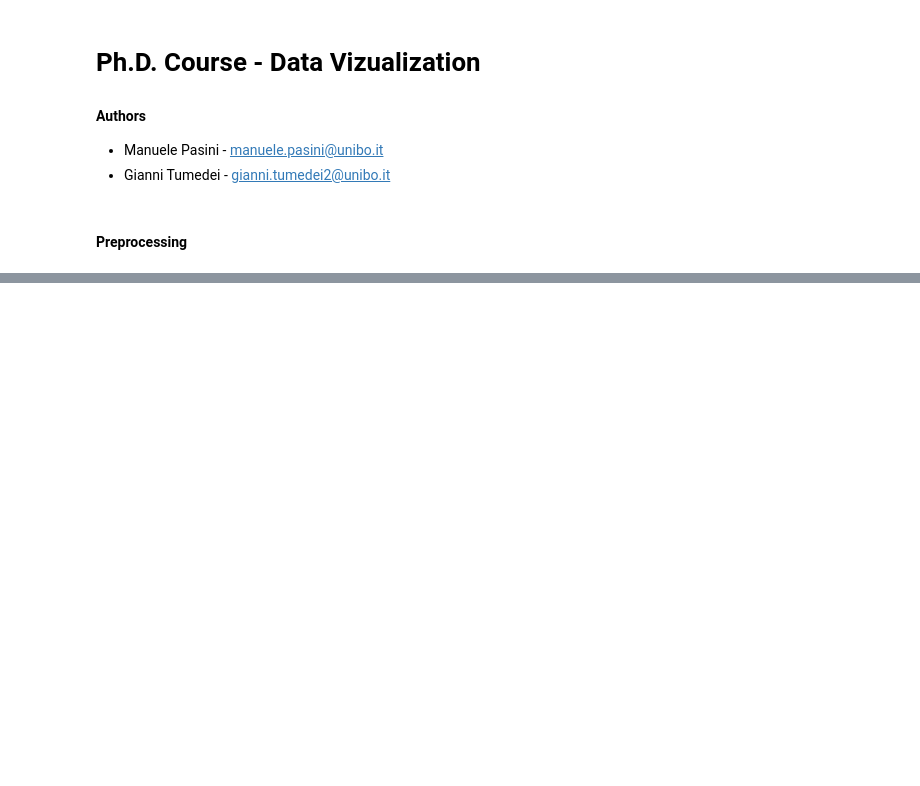
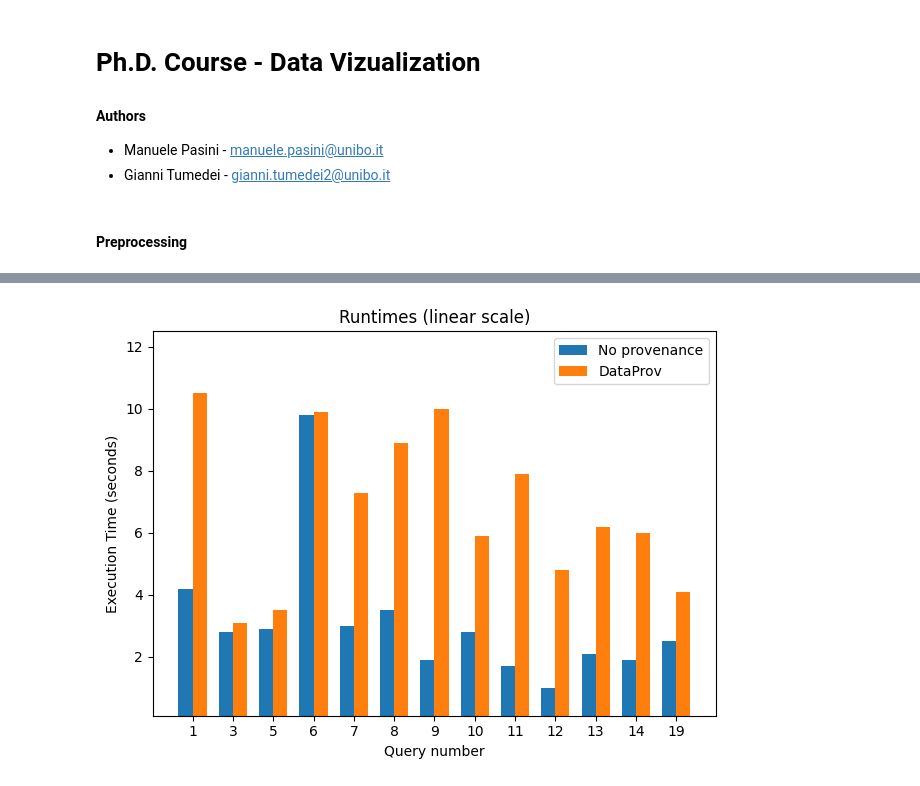
Before and after one commit to ManuelePasini/dataviz, a Jupyter notebook: src/main/dataviz.ipynb, the cells around one changed output, grey strips where cells are left out. Cells and saved outputs as stored; diff of their text form; code cells hidden in the pictures; blank space fills up the shorter version.

```diff
--- a/src/main/dataviz.ipynb
+++ b/src/main/dataviz.ipynb
@@ -127,0 +80,90 @@ describe_dataframe(merged_df)
+# %%
+import pandas as pd
+import numpy as np
+import matplotlib.pyplot as plt
+
+data = [
+    {'id': 1,  'valore': 4.2, 'prov': False},
+    {'id': 1,  'valore': 10.5, 'prov': True},
+    {'id': 3,  'valore': 2.8, 'prov': False},
+    {'id': 3,  'valore': 3.1, 'prov': True},
+    {'id': 5,  'valore': 2.9, 'prov': False},
+    {'id': 5,  'valore': 3.5, 'prov': True},
+    {'id': 6,  'valore': 9.8, 'prov': False},
+    {'id': 6,  'valore': 9.9, 'prov': True},
+    {'id': 7,  'valore': 3.0, 'prov': False},
+    {'id': 7,  'valore': 7.3, 'prov': True},
+    {'id': 8,  'valore': 3.5, 'prov': False},
+    {'id': 8,  'valore': 8.9, 'prov': True},
+    {'id': 9,  'valore': 1.9, 'prov': False},
+    {'id': 9,  'valore': 10.0, 'prov': True},
+    {'id': 10, 'valore': 2.8, 'prov': False},
+    {'id': 10, 'valore': 5.9, 'prov': True},
+    {'id': 11, 'valore': 1.7, 'prov': False},
+    {'id': 11, 'valore': 7.9, 'prov': True},
+    {'id': 12, 'valore': 1.0, 'prov': False},
+    {'id': 12, 'valore': 4.8, 'prov': True},
+    {'id': 13, 'valore': 2.1, 'prov': False},
+    {'id': 13, 'valore': 6.2, 'prov': True},
+    {'id': 14, 'valore': 1.9, 'prov': False},
+    {'id': 14, 'valore': 6.0, 'prov': True},
+    {'id': 19, 'valore': 2.5, 'prov': False},
+    {'id': 19, 'valore': 4.1, 'prov': True}
+]
+
+df = pd.DataFrame(data)
+
+ids = sorted(df['id'].unique())
+
+val_false = df[df['prov'] == False].set_index('id')['valore'].reindex(ids)
+val_true  = df[df['prov'] == True ].set_index('id')['valore'].reindex(ids)
+
+x = np.arange(len(ids))
+width = 0.35
+
+ymax = 12
+fig, ax = plt.subplots()
+
+
+val_false_clipped = np.minimum(val_false, ymax)
+val_true_clipped = np.minimum(val_true, ymax)
+
+bars1 = ax.bar(x - width/2, val_false_clipped, width, label='No provenance')
+bars2 = ax.bar(x + width/2, val_true_clipped,  width, label='DataProv')
+
+ax.set_xticks(x)
+ax.set_xticklabels(ids)
+ax.set_xlabel('Query number')
+ax.set_ylabel('Execution Time (seconds)')
+ax.set_title('Runtimes (linear scale)')
+ax.set_ylim(bottom=0.1, top=ymax + 0.5)
+ax.legend()
+
+
+for i, (real, clipped) in enumerate(zip(val_false, val_false_clipped)):
+    if real > ymax:
+        ax.text(x[i] - width/2, ymax, f'{real:.1f}', ha='center', va='bottom', fontsize=8, color='red')
+
+for i, (real, clipped) in enumerate(zip(val_true, val_true_clipped)):
+    if real > ymax:
+        ax.text(x[i] + width/2, ymax, f'{real:.1f}', ha='center', va='bottom', fontsize=8, color='red')
+
+plt.tight_layout()
+plt.show()
+
+
+fig, ax = plt.subplots()
+ax.bar(x - width/2, val_false, width, label='No provenance')
+ax.bar(x + width/2, val_true,  width, label='DataProv')
+ax.set_xticks(x)
+ax.set_xticklabels(ids)
+ax.set_xlabel('Query number')
+ax.set_ylabel('Execution Time (seconds)')
+ax.set_yscale('log')
+ax.set_ylim(bottom=0.1, top= 10)
+ax.set_title('Runtimes (logarithmic scale)')
+ax.legend()
+plt.tight_layout()
+plt.show()
+# %% [output]
+[figure, added]
```
Also changed, not shown: parts of 8 cells of this notebook.
